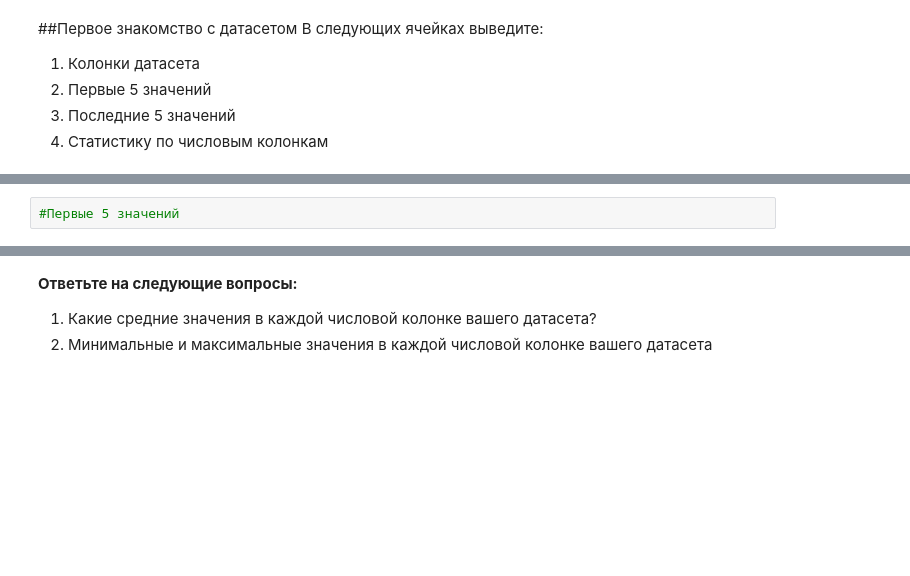
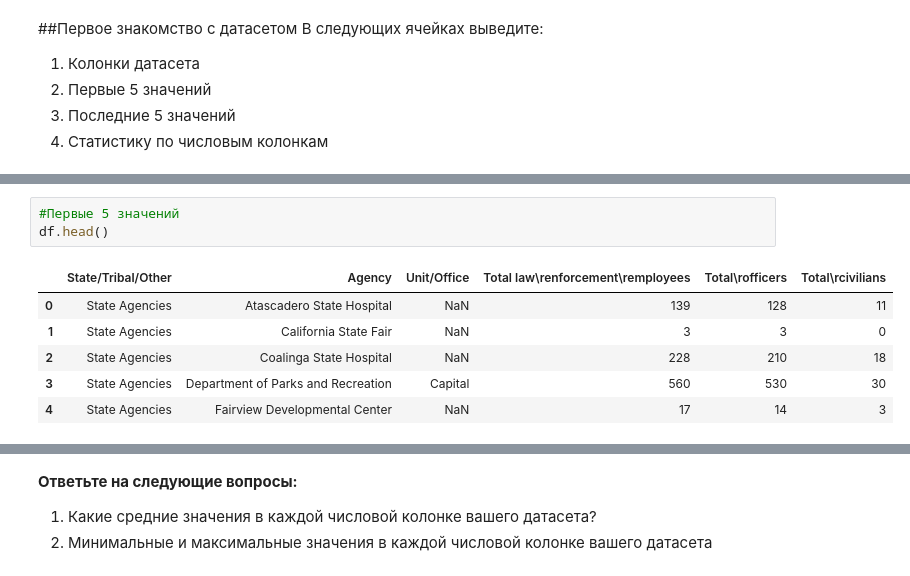
Before and after one commit to Dev-Atom42/MachineLearning-Calobaratory, a Jupyter notebook: Задание_1.ipynb, the cells around one changed output, grey strips where cells are left out. Drawn from its saved outputs; the diff is of its cells as text; blank space fills up the shorter version.

```diff
--- a/Задание_1.ipynb
+++ b/Задание_1.ipynb
@@ -28,4 +50,12 @@ df
 # %%
 #Первые 5 значений
+df.head()
+# %% [output]
+|  | State/Tribal/Other | Agency | Unit/Office | Total law\renforcement\remployees | Total\rofficers | Total\rcivilians |
+| 0 | State Agencies | Atascadero State Hospital | NaN | 139 | 128 | 11 |
+| 1 | State Agencies | California State Fair | NaN | 3 | 3 | 0 |
+| 2 | State Agencies | Coalinga State Hospital | NaN | 228 | 210 | 18 |
+| 3 | State Agencies | Department of Parks and Recreation | Capital | 560 | 530 | 30 |
+| 4 | State Agencies | Fairview Developmental Center | NaN | 17 | 14 | 3 |
 # %%
 #Последние 5 значений
```
Also changed, not shown: parts of 16 cells of this notebook.
